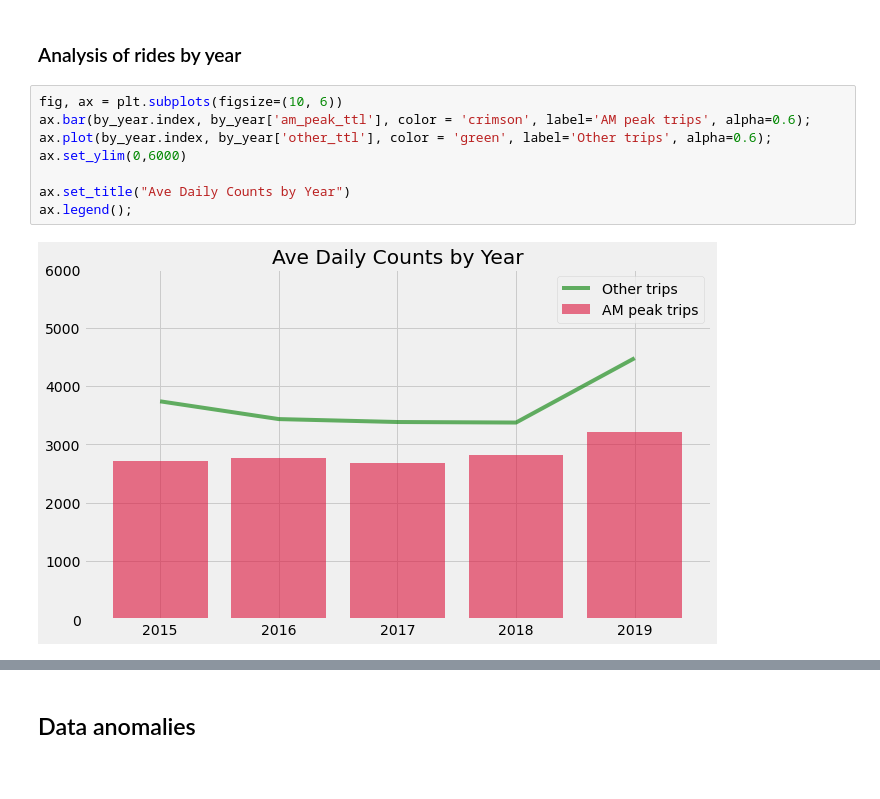
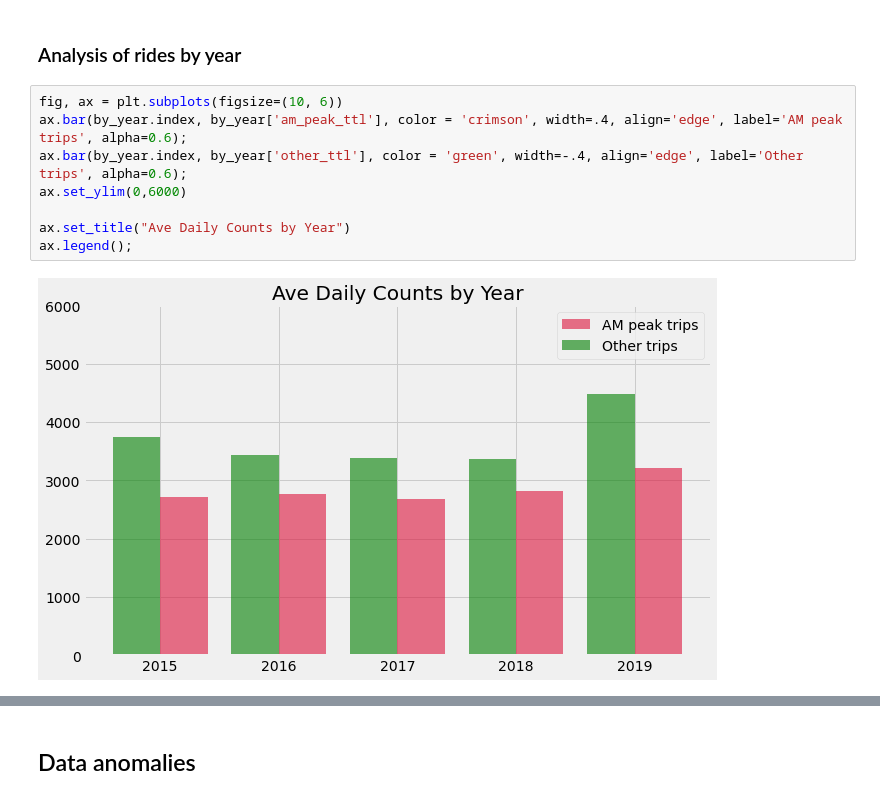
Before and after one commit to salvir1/Crank_On_Seattle_Bike_Data, a Jupyter notebook: Seattle_spins.ipynb, the cells around one changed output, grey strips where cells are left out. Cells and saved outputs as stored; diff of their text form.

```diff
--- a/Seattle_spins.ipynb
+++ b/Seattle_spins.ipynb
@@ -456,13 +456,13 @@ by_year.head()
 ### Analysis of rides by year
 # %%
 fig, ax = plt.subplots(figsize=(10, 6))
-ax.bar(by_year.index, by_year['am_peak_ttl'], color = 'crimson', label='AM peak trips', alpha=0.6);
-ax.plot(by_year.index, by_year['other_ttl'], color = 'green', label='Other trips', alpha=0.6);
+ax.bar(by_year.index, by_year['am_peak_ttl'], color = 'crimson', width=.4, align='edge', label='AM peak trips', alpha=0.6);
+ax.bar(by_year.index, by_year['other_ttl'], color = 'green', width=-.4, align='edge', label='Other trips', alpha=0.6);
 ax.set_ylim(0,6000)
 
 ax.set_title("Ave Daily Counts by Year")
 ax.legend();
 # %% [output]
-[figure, old version]
+[figure, new version]
 # %%
 fig, ax = plt.subplots(figsize=(10, 6))
```
Also changed, not shown: parts of 15 cells of this notebook, 2 other files.
